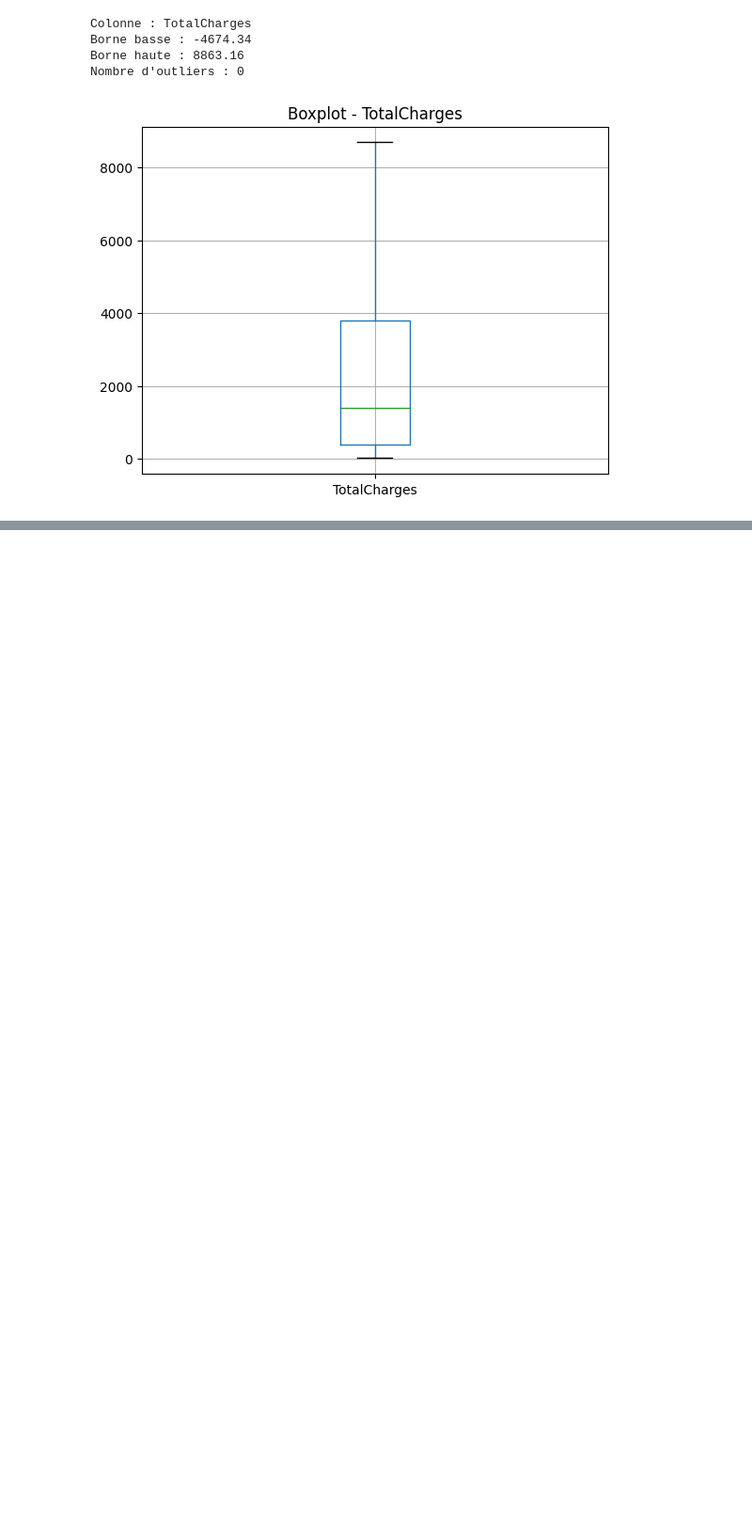
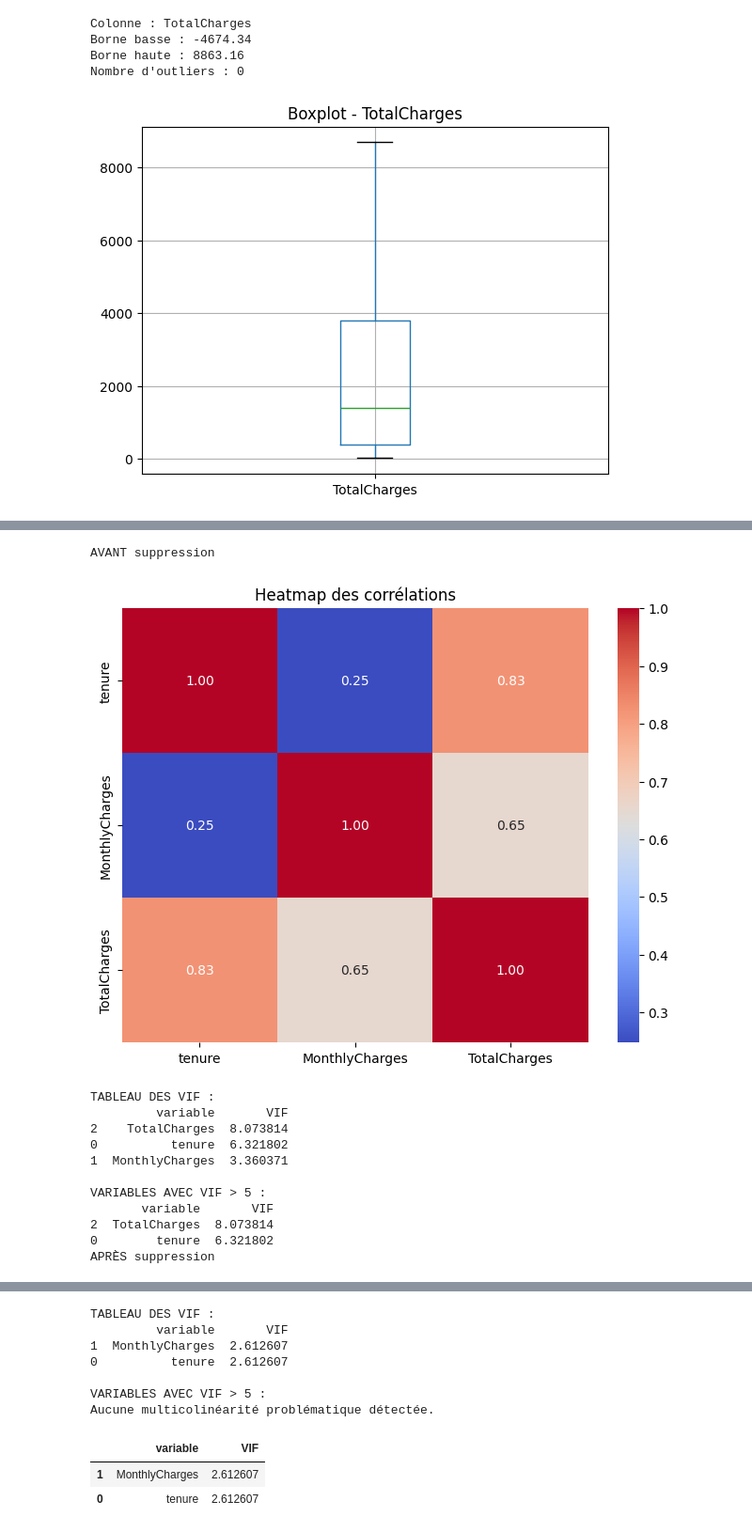
Before and after one commit to HoniTahina/-arene-des-algos-Tahina-HONI-RIKA, a Jupyter notebook: Telco_Customer_Churn.ipynb, the cells around one changed output, grey strips where cells are left out. Shown at 94% size. Cells and saved outputs as stored; diff of their text form; code cells hidden in the pictures; blank space fills up the shorter version.

```diff
--- a/Telco_Customer_Churn.ipynb
+++ b/Telco_Customer_Churn.ipynb
@@ -286,0 +381,20 @@ Nombre d'outliers : 0
+# %%
+df2 = df.drop(columns=["TotalCharges"])
+print("AVANT suppression")
+rapport_multicolinearite(df, ["tenure", "MonthlyCharges", "TotalCharges"])
+print("APRÈS suppression")
+rapport_multicolinearite(df2, ["tenure", "MonthlyCharges"])
+# %% [output]
+AVANT suppression
+[figure, added]
+TABLEAU DES VIF :
+         variable       VIF
+2    TotalCharges  8.073814
+0          tenure  6.321802
+1  MonthlyCharges  3.360371
+
+VARIABLES AVEC VIF > 5 :
+       variable       VIF
+2  TotalCharges  8.073814
+0        tenure  6.321802
+APRÈS suppression
@@ -286,0 +402,10 @@ Nombre d'outliers : 0
+TABLEAU DES VIF :
+         variable       VIF
+1  MonthlyCharges  2.612607
+0          tenure  2.612607
+
+VARIABLES AVEC VIF > 5 :
+Aucune multicolinéarité problématique détectée.
+|  | variable | VIF |
+| 1 | MonthlyCharges | 2.612607 |
+| 0 | tenure | 2.612607 |
```
Also changed, not shown: parts of 5 cells of this notebook.
